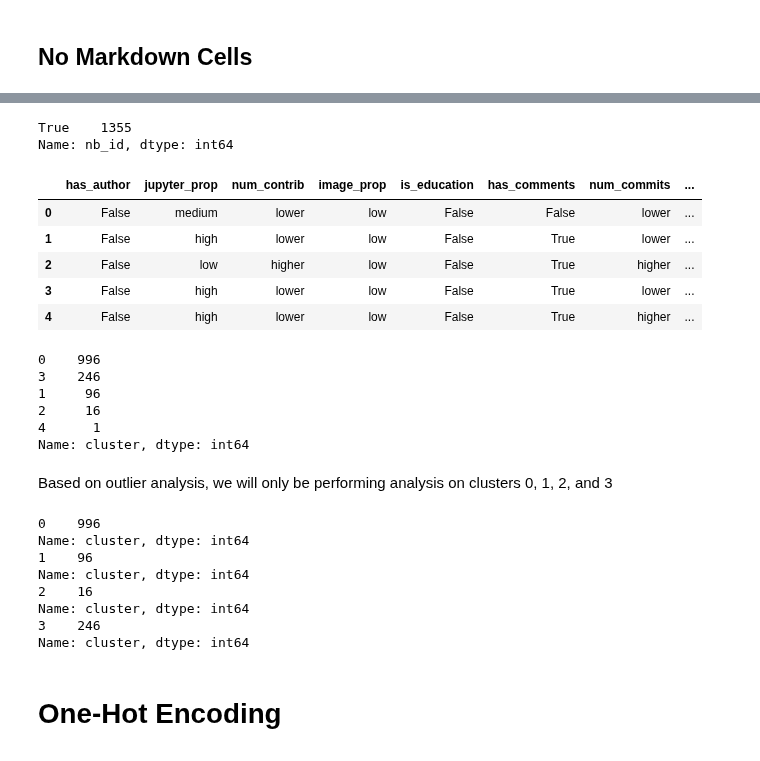
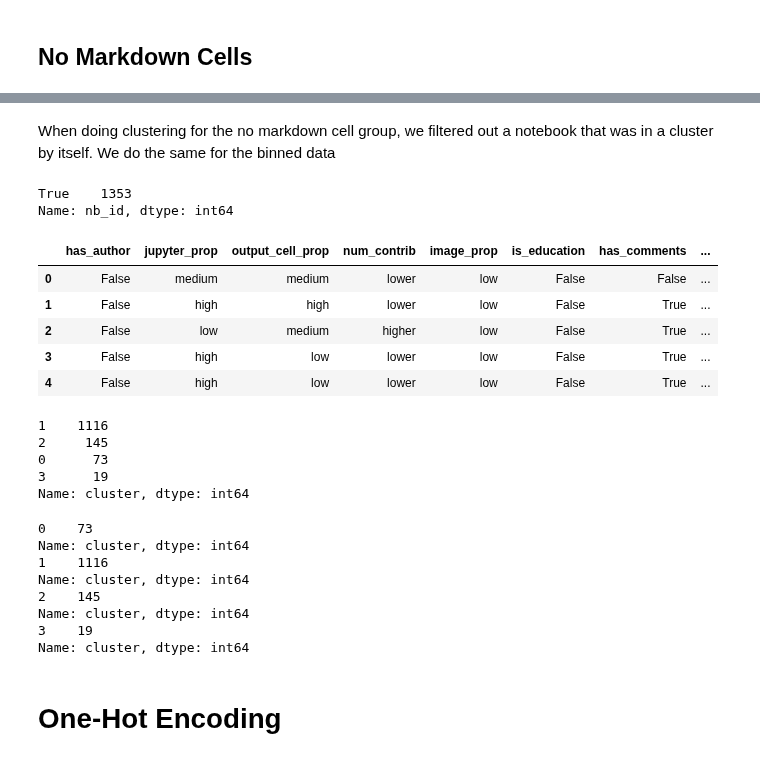
Before and after one commit to Isabel-Gan/quantifying-notebook-features, a Jupyter notebook: output/complete-runs/analysis/cluster-data/cluster-rule-learning.ipynb, the cells around one changed output, grey strips where cells are left out. Cells and saved outputs as stored; diff of their text form; code cells hidden in the pictures.

Commit message:
cluster rule mining with new (tenth run) features

```diff
--- a/output/complete-runs/analysis/cluster-data/cluster-rule-learning.ipynb
+++ b/output/complete-runs/analysis/cluster-data/cluster-rule-learning.ipynb
@@ -135,39 +137,41 @@ no_md_df = no_md_binned_original.copy()
 
 # drop the first column
 no_md_df = no_md_df.drop(['Unnamed: 0'], axis = 1)
+# %% [markdown]
+When doing clustering for the no markdown cell group, we filtered out a notebook that was in a cluster by itself. We do the same for the binned data
+# %%
+# drop notebook
+no_md_df = no_md_df[no_md_df['nb_id'] != 588262].reset_index()
 # %%
 # check that the nb_id columns match up
 print((no_md_df['nb_id'] == no_md_cluster_original['nb_id']).value_counts())
 # %% [output]
-True    1355
+True    1353
 Name: nb_id, dtype: int64
 # %%
 # add the cluster column to the dataframe
 no_md_df['cluster'] = no_md_cluster_col
 
-# drop the first column
-no_md_df = no_md_df.drop(['nb_id'], axis = 1)
+# drop the first two columns
+no_md_df = no_md_df.drop(['nb_id', 'index'], axis = 1)
 
 no_md_df.head()
 # %% [output]
-|  | has_author | jupyter_prop | num_contrib | image_prop | is_education | has_comments | num_commits | ... |
-| 0 | False | medium | lower | low | False | False | lower | ... |
-| 1 | False | high | lower | low | False | True | lower | ... |
-| 2 | False | low | higher | low | False | True | higher | ... |
-| 3 | False | high | lower | low | False | True | lower | ... |
-| 4 | False | high | lower | low | False | True | higher | ... |
+|  | has_author | jupyter_prop | output_cell_prop | num_contrib | image_prop | is_education | has_comments | ... |
+| 0 | False | medium | medium | lower | low | False | False | ... |
+| 1 | False | high | high | lower | low | False | True | ... |
+| 2 | False | low | medium | higher | low | False | True | ... |
+| 3 | False | high | low | lower | low | False | True | ... |
+| 4 | False | high | low | lower | low | False | True | ... |
 # %%
 # check the number of notebooks per cluster
 no_md_df['cluster'].value_counts()
 # %% [output]
-0    996
-3    246
-1     96
-2     16
-4      1
+1    1116
+2     145
+0      73
+3      19
 Name: cluster, dtype: int64
-# %% [markdown]
-Based on outlier analysis, we will only be performing analysis on clusters 0, 1, 2, and 3
 # %%
 # separate the clusters
 no_md_clusters = []
@@ -179,13 +183,13 @@ for i in range(4):
 for cluster in no_md_clusters:
     print(cluster['cluster'].value_counts())
 # %% [output]
-0    996
+0    73
 Name: cluster, dtype: int64
-1    96
+1    1116
 Name: cluster, dtype: int64
-2    16
+2    145
 Name: cluster, dtype: int64
-3    246
+3    19
 Name: cluster, dtype: int64
 # %%
 # drop the cluster column
```
Also changed, not shown: parts of 23 cells of this notebook.
